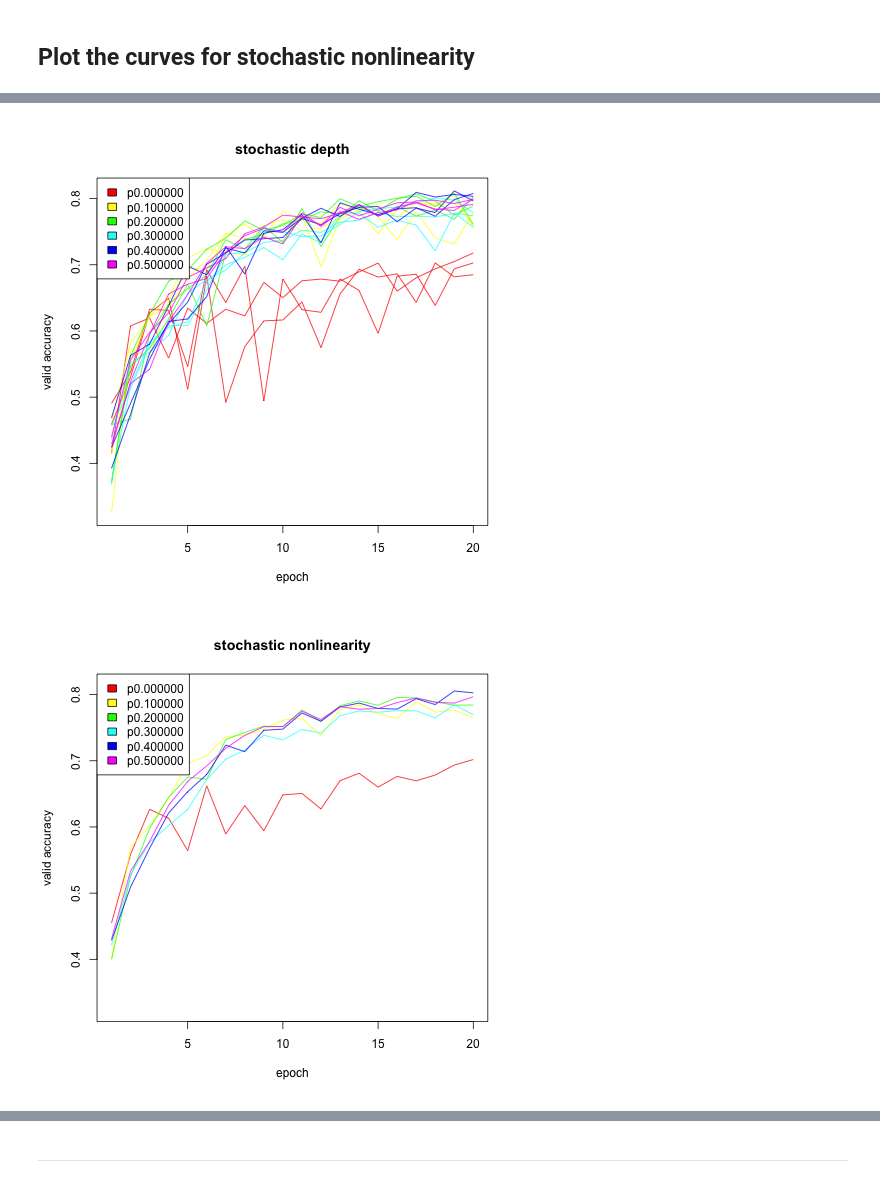
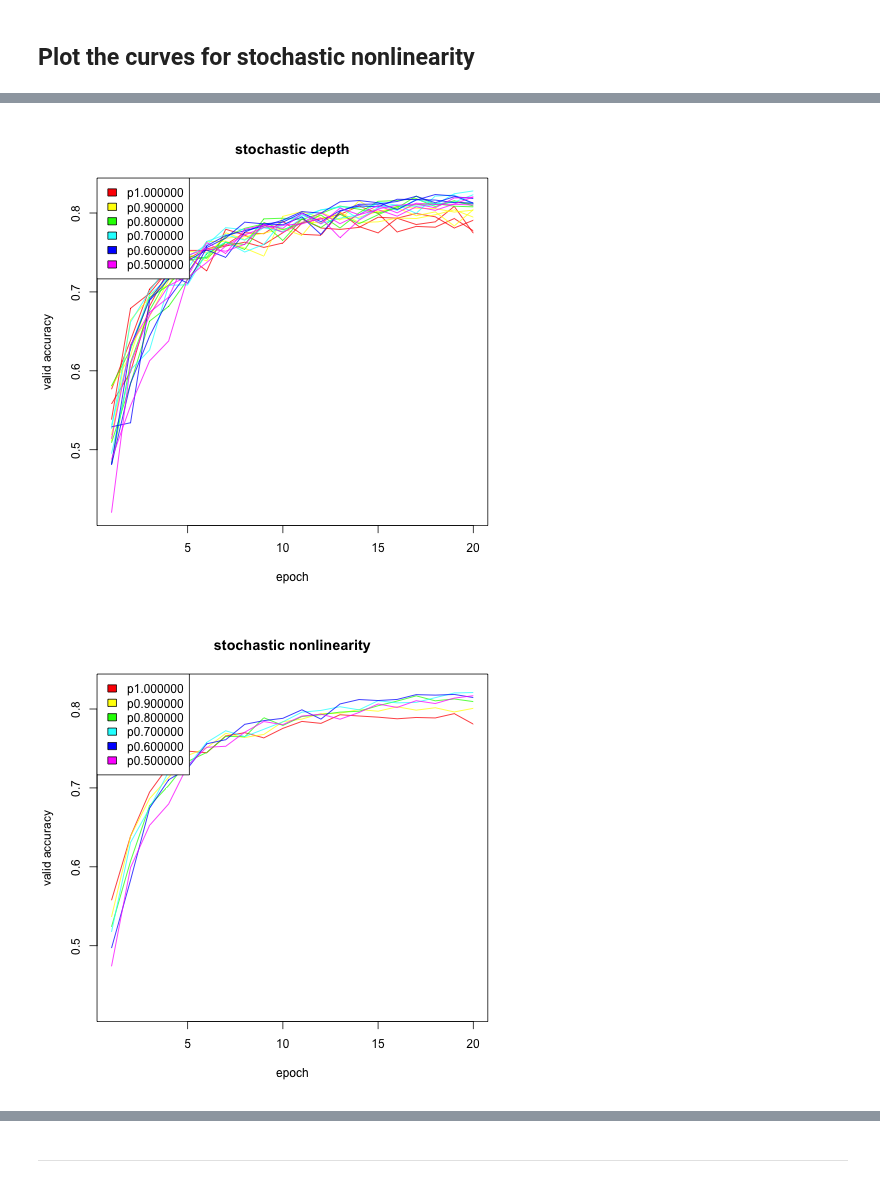
Before and after one commit to christopher-beckham/msc, a Jupyter notebook: experiments/lasagne_additions/stochastic_depth_resnet.ipynb, the cells around one changed output, grey strips where cells are left out. Drawn from its saved outputs; the diff is of its cells as text; code cells hidden in the pictures.

```diff
--- a/experiments/lasagne_additions/stochastic_depth_resnet.ipynb
+++ b/experiments/lasagne_additions/stochastic_depth_resnet.ipynb
@@ -582,14 +677,17 @@ legend("topleft", fill=rainbows, legend=ps)
 # %%
 %%R -w 480 -h 480
 ps = c(
-    "p0.100000",
-    "p0.200000",
-    "p0.300000",
-    "p0.400000",
+    "p1.000000",
+    "p0.900000",
+    "p0.800000",
+    "p0.700000",
+    "p0.600000",
     "p0.500000"
 )
 
 #par(mfrow=c(2,2))
+
+out_folder = "output_stochastic_depth_resnet_new/"
 
 rainbows = rainbow(length(ps))
 # train loss
@@ -598,7 +696,7 @@ min_y = 10000
 for(i in 1:length(ps)) {
     for(seed in 0:2) {
         #print(paste("output_stochastic_depth_resnet/",ps[i],"_stochastic_nonlinearity.",0,".txt",sep=""))
-        df = read.csv(paste("output_stochastic_depth_resnet/",ps[i],"_stochastic_nonlinearity.",seed,".txt",sep=""))
+        df = read.csv(paste(out_folder,ps[i],"_stochastic_nonlinearity.",seed,".txt",sep=""))
         if(min(df$train_loss) < min_y) {
             min_y = min(df$train_loss)
         }
@@ -609,14 +707,14 @@ for(i in 1:length(ps)) {
 }
 
 for(i in 1:length(ps)) {
-    df = read.csv(paste("output_stochastic_depth_resnet/",ps[i],"_stochastic_nonlinearity.",0,".txt",sep=""))
-    df2 = read.csv(paste("output_stochastic_depth_resnet/",ps[i],"_stochastic_nonlinearity.",1,".txt",sep=""))
-    df3 = read.csv(paste("output_stochastic_depth_resnet/",ps[i],"_stochastic_nonlinearity.",2,".txt",sep=""))
+    df = read.csv(paste(out_folder,ps[i],"_stochastic_nonlinearity.",0,".txt",sep=""))
+    df2 = read.csv(paste(out_folder,ps[i],"_stochastic_nonlinearity.",1,".txt",sep=""))
+    df3 = read.csv(paste(out_folder,ps[i],"_stochastic_nonlinearity.",2,".txt",sep=""))
 
     if(i==1) {
         plot(df$train_loss, type="l", ylim=c(min_y, max_y),
              col=rainbows[i], xlab="epoch", ylab="train loss",
-             main="stochastic depth")
+             main="stochastic nonlinearity")
         lines(df2$train_loss, col=rainbows[i])
         lines(df3$train_loss, col=rainbows[i])
     } else {
@@ -625,4 +723,5 @@ for(i in 1:length(ps)) {
         lines(df3$train_loss, col=rainbows[i])
     }
 }
+legend("topright", fill=rainbows, legend=ps)
 # %% [output]
@@ -630,63 +729,67 @@ for(i in 1:length(ps)) {
 # %%
 %%R -w 480 -h 480
 ps = c(
-    "p0.000000",
-    "p0.100000",
-    "p0.200000",
-    "p0.300000",
-    "p0.400000",
+    "p1.000000",
+    "p0.900000",
+    "p0.800000",
+    "p0.700000",
+    "p0.600000",
     "p0.500000"
 )
 
 #par(mfrow=c(2,2))
+
+out_folder = "output_stochastic_depth_resnet_new/"
 
 rainbows = rainbow(length(ps))
 # train loss
 max_y = -10000
 min_y = 10000
 for(i in 1:length(ps)) {
     for(seed in 0:2) {
-        df = read.csv(paste("output_stochastic_depth_resnet/",ps[i],"_stochastic_nonlinearity.",seed,".txt",sep=""))
+        df = read.csv(paste(out_folder,ps[i],"_stochastic_nonlinearity.",seed,".txt",sep=""))
         if(min(df$valid_accuracy) < min_y) {
             min_y = min(df$valid_accuracy)
         }
         if(max(df$valid_accuracy) > max_y) {
             max_y = max(df$valid_accuracy)
         }
     }
 }
 
 for(i in 1:length(ps)) {
-    df = read.csv(paste("output_stochastic_depth_resnet/",ps[i],"_stochastic_nonlinearity.",0,".txt",sep=""))
-    df2 = read.csv(paste("output_stochastic_depth_resnet/",ps[i],"_stochastic_nonlinearity.",1,".txt",sep=""))
-    df3 = read.csv(paste("output_stochastic_depth_resnet/",ps[i],"_stochastic_nonlinearity.",2,".txt",sep=""))
+    df = read.csv(paste(out_folder,ps[i],"_stochastic_nonlinearity.",0,".txt",sep=""))
+    df2 = read.csv(paste(out_folder,ps[i],"_stochastic_nonlinearity.",1,".txt",sep=""))
+    df3 = read.csv(paste(out_folder,ps[i],"_stochastic_nonlinearity.",2,".txt",sep=""))
     if(i==1) {
         plot(df$valid_accuracy, type="l", ylim=c(min_y, max_y),
              col=rainbows[i], xlab="epoch", ylab="valid accuracy",
              main="stochastic depth")
         lines(df2$valid_accuracy, col=rainbows[i])
         lines(df3$valid_accuracy, col=rainbows[i])
     } else {
         lines(df$valid_accuracy, col=rainbows[i])
         lines(df2$valid_accuracy, col=rainbows[i])
         lines(df3$valid_accuracy, col=rainbows[i])
     }
 }
 legend("topleft", fill=rainbows, legend=ps)
 # %% [output]
-[figure, old version]
+[figure, new version]
 # %%
 %%R -w 480 -h 480
 ps = c(
-    "p0.000000",
-    "p0.100000",
-    "p0.200000",
-    "p0.300000",
-    "p0.400000",
+    "p1.000000",
+    "p0.900000",
+    "p0.800000",
+    "p0.700000",
+    "p0.600000",
     "p0.500000"
 )
 
 #par(mfrow=c(2,2))
+
+out_folder = "output_stochastic_depth_resnet_new/"
 
 rainbows = rainbow(length(ps))
 # train loss
@@ -694,7 +797,7 @@ max_y = -10000
 min_y = 10000
 for(i in 1:length(ps)) {
     for(seed in 0:2) {
-        df = read.csv(paste("output_stochastic_depth_resnet/",ps[i],"_stochastic_nonlinearity.",seed,".txt",sep=""))
+        df = read.csv(paste(out_folder,ps[i],"_stochastic_nonlinearity.",seed,".txt",sep=""))
         if(min(df$valid_accuracy) < min_y) {
             min_y = min(df$valid_accuracy)
         }
@@ -705,9 +808,9 @@ for(i in 1:length(ps)) {
 }
 
 for(i in 1:length(ps)) {
-    df = read.csv(paste("output_stochastic_depth_resnet/",ps[i],"_stochastic_nonlinearity.",0,".txt",sep=""))
-    df2 = read.csv(paste("output_stochastic_depth_resnet/",ps[i],"_stochastic_nonlinearity.",1,".txt",sep=""))
-    df3 = read.csv(paste("output_stochastic_depth_resnet/",ps[i],"_stochastic_nonlinearity.",2,".txt",sep=""))
+    df = read.csv(paste(out_folder,ps[i],"_stochastic_nonlinearity.",0,".txt",sep=""))
+    df2 = read.csv(paste(out_folder,ps[i],"_stochastic_nonlinearity.",1,".txt",sep=""))
+    df3 = read.csv(paste(out_folder,ps[i],"_stochastic_nonlinearity.",2,".txt",sep=""))
     dff = (df+df2+df3) / 3
     if(i==1) {
         plot(dff$valid_accuracy, type="l", ylim=c(min_y, max_y),
@@ -719,4 +822,4 @@ for(i in 1:length(ps)) {
 }
 legend("topleft", fill=rainbows, legend=ps)
 # %% [output]
-[figure, old version]
+[figure, new version]
```
Also changed, not shown: parts of 13 cells of this notebook, 1 other file.
